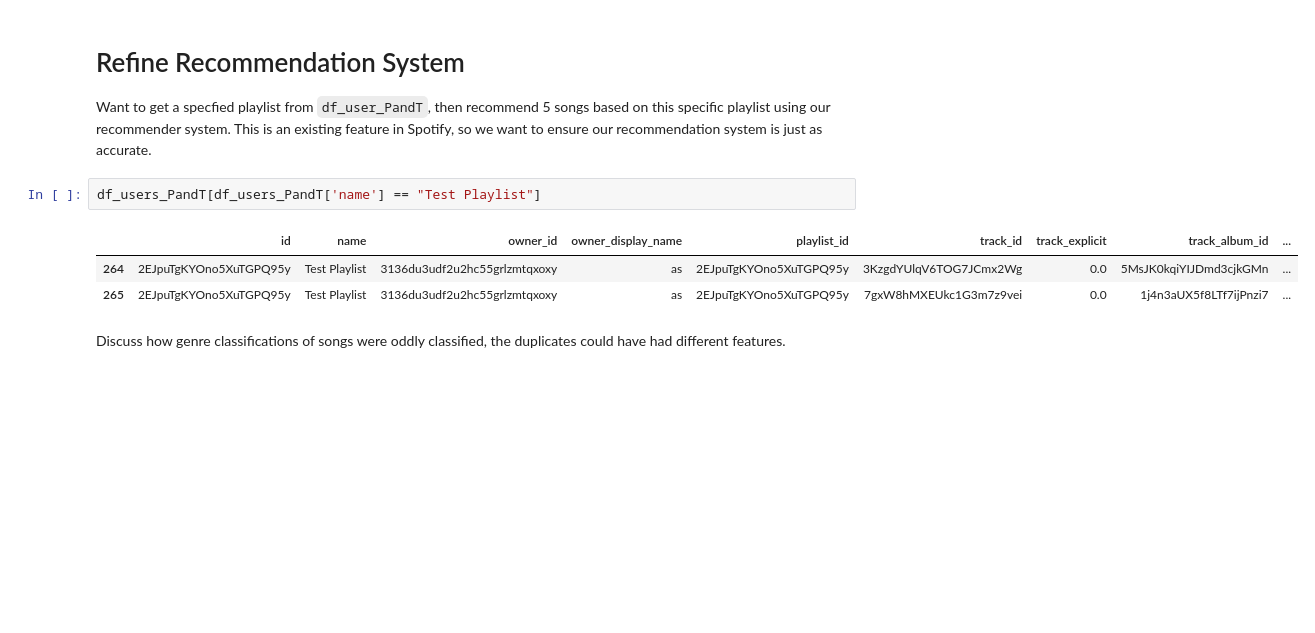
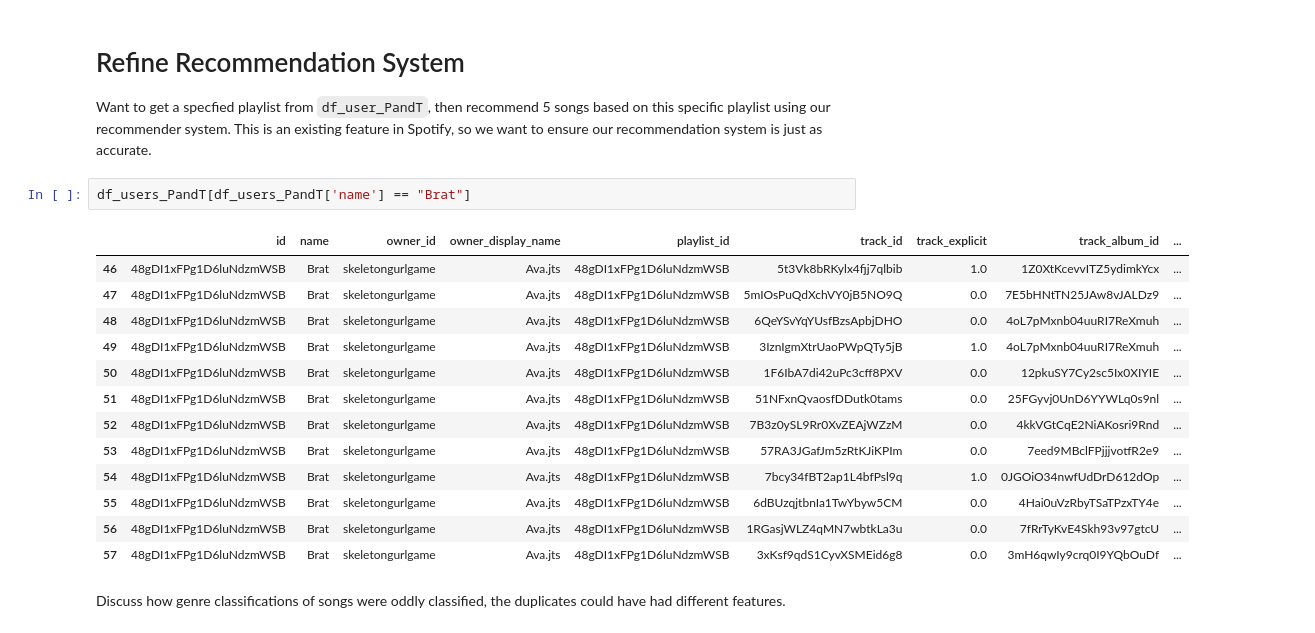
Before and after one commit to avajts/pic16b_project, a Jupyter notebook: music_rec.ipynb, the cells around one changed output. Drawn from its saved outputs; the diff is of its cells as text; blank space fills up the shorter version.

```diff
--- a/music_rec.ipynb
+++ b/music_rec.ipynb
@@ -156,11 +156,21 @@ df_users_PandT.head()
 # Refine Recommendation System
 Want to get a specfied playlist from `df_user_PandT`, then recommend 5 songs based on this specific playlist using our recommender system. This is an existing feature in Spotify, so we want to ensure our recommendation system is just as accurate.
 # %%
-df_users_PandT[df_users_PandT['name'] == "Test Playlist"]
+df_users_PandT[df_users_PandT['name'] == "Brat"]
 # %% [output]
 |  | id | name | owner_id | owner_display_name | playlist_id | track_id | track_explicit | track_album_id | ... |
-| 264 | 2EJpuTgKYOno5XuTGPQ95y | Test Playlist | 3136du3udf2u2hc55grlzmtqxoxy | as | 2EJpuTgKYOno5XuTGPQ95y | 3KzgdYUlqV6TOG7JCmx2Wg | 0.0 | 5MsJK0kqiYIJDmd3cjkGMn | ... |
-| 265 | 2EJpuTgKYOno5XuTGPQ95y | Test Playlist | 3136du3udf2u2hc55grlzmtqxoxy | as | 2EJpuTgKYOno5XuTGPQ95y | 7gxW8hMXEUkc1G3m7z9vei | 0.0 | 1j4n3aUX5f8LTf7ijPnzi7 | ... |
+| 46 | 48gDI1xFPg1D6luNdzmWSB | Brat | skeletongurlgame | Ava.jts | 48gDI1xFPg1D6luNdzmWSB | 5t3Vk8bRKylx4fjj7qlbib | 1.0 | 1Z0XtKcevvITZ5ydimkYcx | ... |
+| 47 | 48gDI1xFPg1D6luNdzmWSB | Brat | skeletongurlgame | Ava.jts | 48gDI1xFPg1D6luNdzmWSB | 5mIOsPuQdXchVY0jB5NO9Q | 0.0 | 7E5bHNtTN25JAw8vJALDz9 | ... |
+| 48 | 48gDI1xFPg1D6luNdzmWSB | Brat | skeletongurlgame | Ava.jts | 48gDI1xFPg1D6luNdzmWSB | 6QeYSvYqYUsfBzsApbjDHO | 0.0 | 4oL7pMxnb04uuRI7ReXmuh | ... |
+| 49 | 48gDI1xFPg1D6luNdzmWSB | Brat | skeletongurlgame | Ava.jts | 48gDI1xFPg1D6luNdzmWSB | 3IznIgmXtrUaoPWpQTy5jB | 1.0 | 4oL7pMxnb04uuRI7ReXmuh | ... |
+| 50 | 48gDI1xFPg1D6luNdzmWSB | Brat | skeletongurlgame | Ava.jts | 48gDI1xFPg1D6luNdzmWSB | 1F6IbA7di42uPc3cff8PXV | 0.0 | 12pkuSY7Cy2sc5Ix0XIYIE | ... |
+| 51 | 48gDI1xFPg1D6luNdzmWSB | Brat | skeletongurlgame | Ava.jts | 48gDI1xFPg1D6luNdzmWSB | 51NFxnQvaosfDDutk0tams | 0.0 | 25FGyvj0UnD6YYWLq0s9nl | ... |
+| 52 | 48gDI1xFPg1D6luNdzmWSB | Brat | skeletongurlgame | Ava.jts | 48gDI1xFPg1D6luNdzmWSB | 7B3z0ySL9Rr0XvZEAjWZzM | 0.0 | 4kkVGtCqE2NiAKosri9Rnd | ... |
+| 53 | 48gDI1xFPg1D6luNdzmWSB | Brat | skeletongurlgame | Ava.jts | 48gDI1xFPg1D6luNdzmWSB | 57RA3JGafJm5zRtKJiKPIm | 0.0 | 7eed9MBclFPjjjvotfR2e9 | ... |
+| 54 | 48gDI1xFPg1D6luNdzmWSB | Brat | skeletongurlgame | Ava.jts | 48gDI1xFPg1D6luNdzmWSB | 7bcy34fBT2ap1L4bfPsl9q | 1.0 | 0JGOiO34nwfUdDrD612dOp | ... |
+| 55 | 48gDI1xFPg1D6luNdzmWSB | Brat | skeletongurlgame | Ava.jts | 48gDI1xFPg1D6luNdzmWSB | 6dBUzqjtbnIa1TwYbyw5CM | 0.0 | 4Hai0uVzRbyTSaTPzxTY4e | ... |
+| 56 | 48gDI1xFPg1D6luNdzmWSB | Brat | skeletongurlgame | Ava.jts | 48gDI1xFPg1D6luNdzmWSB | 1RGasjWLZ4qMN7wbtkLa3u | 0.0 | 7fRrTyKvE4Skh93v97gtcU | ... |
+| 57 | 48gDI1xFPg1D6luNdzmWSB | Brat | skeletongurlgame | Ava.jts | 48gDI1xFPg1D6luNdzmWSB | 3xKsf9qdS1CyvXSMEid6g8 | 0.0 | 3mH6qwIy9crq0I9YQbOuDf | ... |
 # %% [markdown]
 Discuss how genre classifications of songs were oddly classified, the duplicates could have had different features.
 # %%
```
Also changed, not shown: parts of 12 cells of this notebook, 2 other files.
